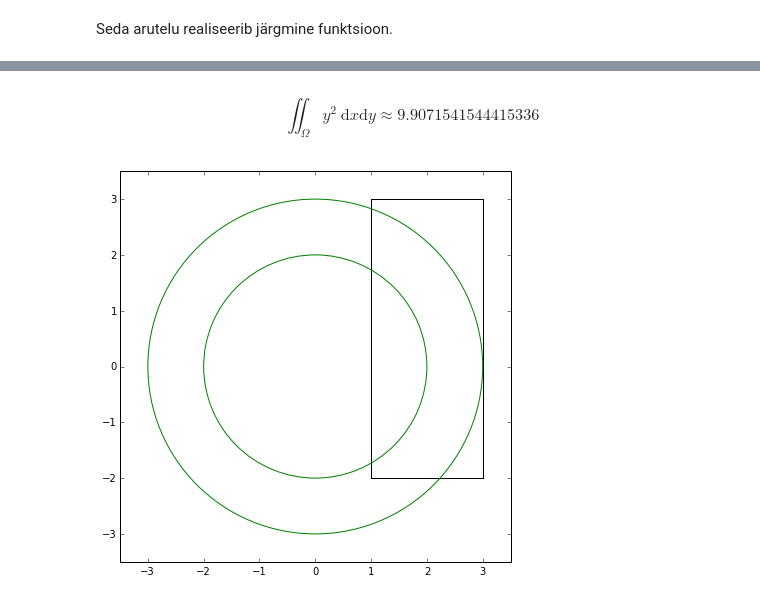
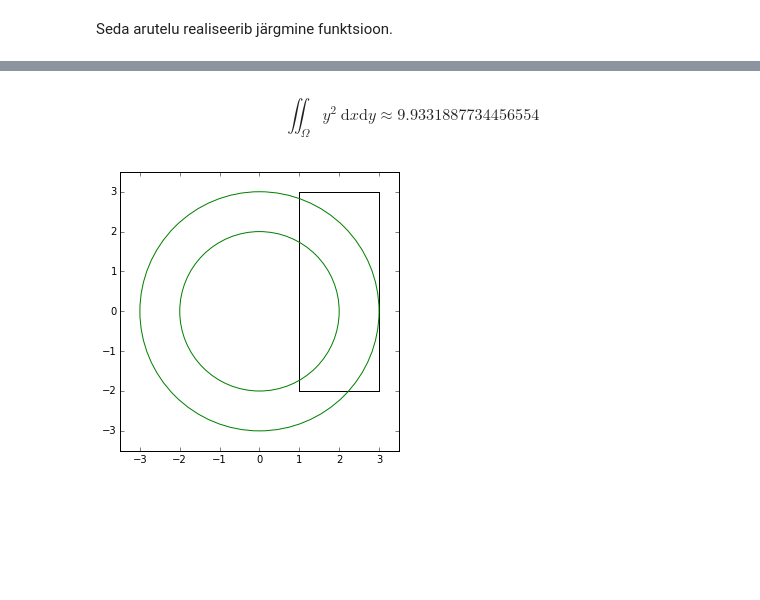
Before and after one commit to priitlatt/sissejuhatus-finantsmatemaatikasse, a Jupyter notebook: ettekanne/sfm_ettekanne_priit_latt.ipynb, the cells around one changed output, grey strips where cells are left out. Drawn from its saved outputs; the diff is of its cells as text; code cells hidden in the pictures; blank space fills up the shorter version.

```diff
--- a/ettekanne/sfm_ettekanne_priit_latt.ipynb
+++ b/ettekanne/sfm_ettekanne_priit_latt.ipynb
@@ -266,19 +278,19 @@ $$\iint_{\Omega} y^2\ \mathrm{d}x \mathrm{d}y \approx 0.6640547416998019$$
 # %%
-fig = plt.figure(figsize=(7, 7))
+fig = plt.figure(figsize=(5, 5))
 axes = fig.gca()
 axes.add_artist(plt.Circle((0,0), 3, color='g', fill=False))
 axes.add_artist(plt.Circle((0,0), 2, color='g', fill=False))
 axes.add_patch(Rectangle((1, -2), 2, 5, facecolor="white"))
 axes.set_xlim([-3.5, 3.5])
 axes.set_ylim([-3.5, 3.5])
 
 omega = lambda x: 2 <= np.sqrt(x[0]**2 + x[1]**2) <= 3
 f = lambda x: x[1]**2
 
 B = np.array([[1, 3], [-2, 3]])
 
 Math(r'\iint_{\Omega} y^2\ \mathrm{d}x \mathrm{d}y \approx %.16f' %
      mc_integrate(f, omega, B))
 # %% [output]
-$$\iint_{\Omega} y^2\ \mathrm{d}x \mathrm{d}y \approx 9.9071541544415336$$
+$$\iint_{\Omega} y^2\ \mathrm{d}x \mathrm{d}y \approx 9.9331887734456554$$
-[figure, old version]
+[figure, new version]
```
Also changed, not shown: parts of 13 cells of this notebook, 1 other file.
